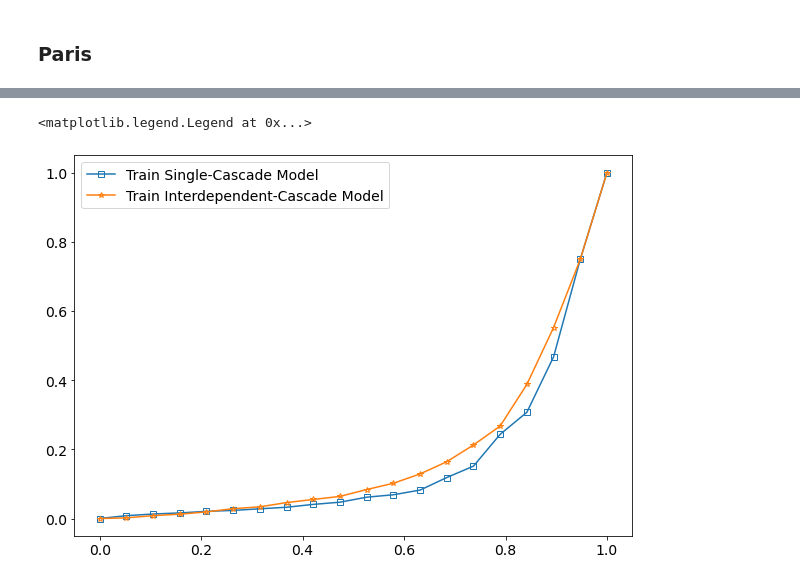
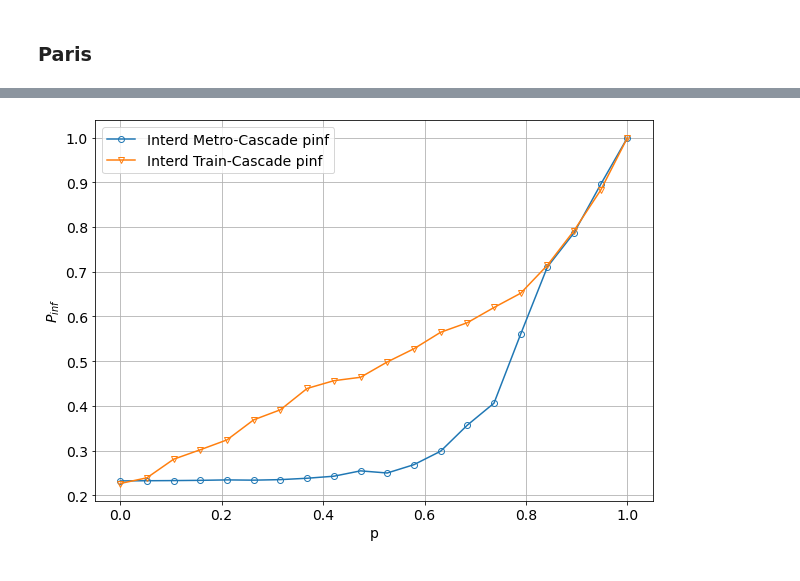
Before and after one commit to pbonazzi/network-cascade-failure, a Jupyter notebook: notebooks/report.ipynb, the cells around one changed output, grey strips where cells are left out. Cells and saved outputs as stored; diff of their text form; code cells hidden in the pictures.

```diff
--- a/notebooks/report.ipynb
+++ b/notebooks/report.ipynb
@@ -174,11 +233,18 @@ plt.legend()
 # %%
 plt.figure(figsize=(10,7))
-plt.plot(train_data_scale, train_data[1],
-        label="Train Single-Cascade Model", marker='s', mfc = "None")
-plt.plot(intd_tr_m_train_data_scale, Paris_intTrain_cascResult[2],
-        label = "Train Interdependent-Cascade Model", marker='*', mfc = "None")
-plt.legend()
+plt.plot(Paris_intMetro_cascResult[0], Paris_intMetro_cascResult[1],
+        label="Interd Metro-Cascade pinf", marker='o', mfc = "None")
+plt.plot(Paris_intTrain_cascResult[0], Paris_intTrain_cascResult[1],
+        label = "Interd Train-Cascade pinf", marker='v', mfc = "None")
+
+plt.ylabel('$P_{inf}$')
+plt.xlabel('p')
+plt.legend(loc="upper left")
+plt.ylabel('$P_{inf}$')
+path = "figure/Fig_Real2.png"
+plt.savefig(path, dpi=300, bbox_inches='tight')
+plt.grid()
+plt.show()
 # %% [output]
-<matplotlib.legend.Legend at 0x...>
-[figure, old version]
+[figure, new version]
 # %%
```
Also changed, not shown: parts of 13 cells of this notebook, 8 other files.
